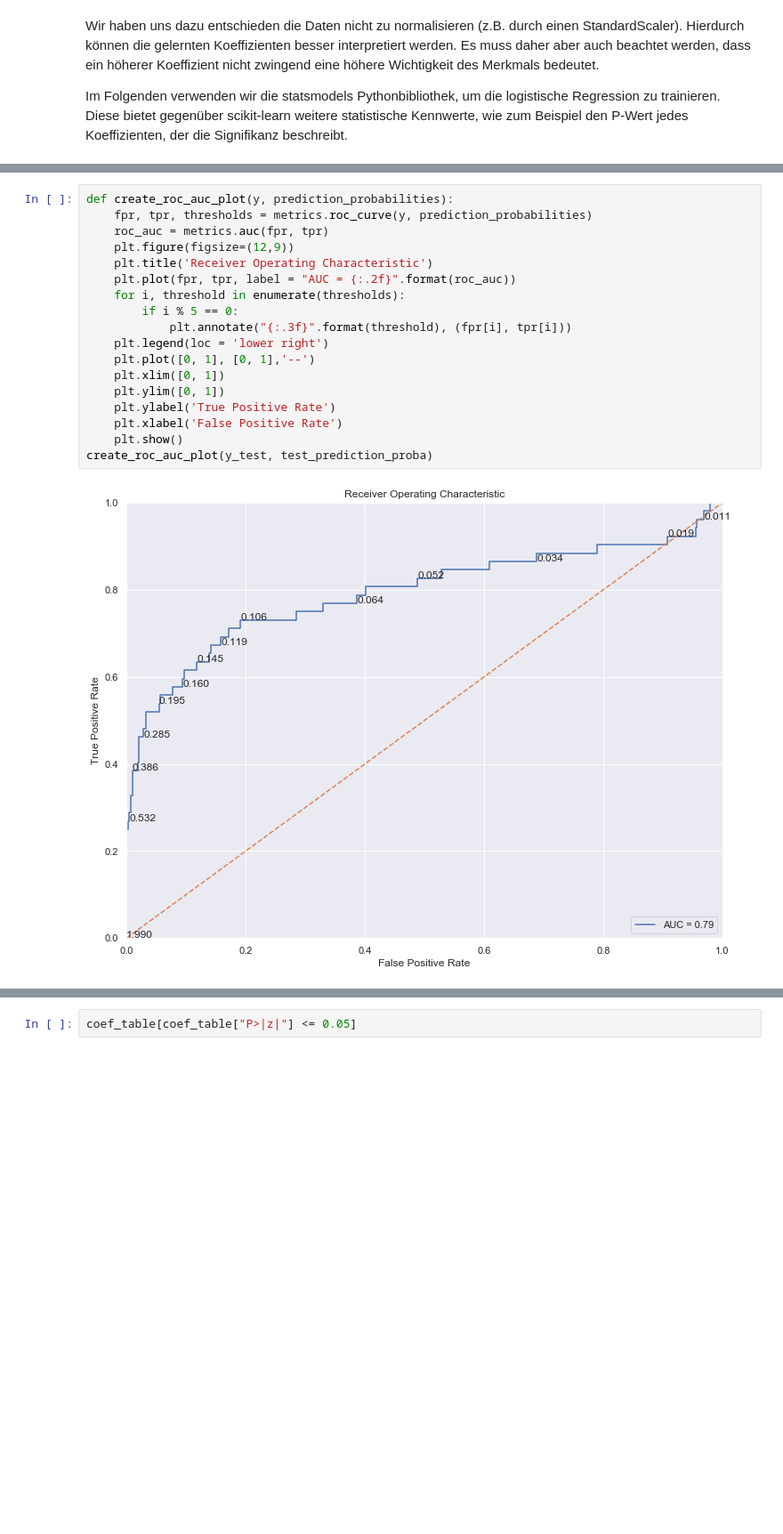
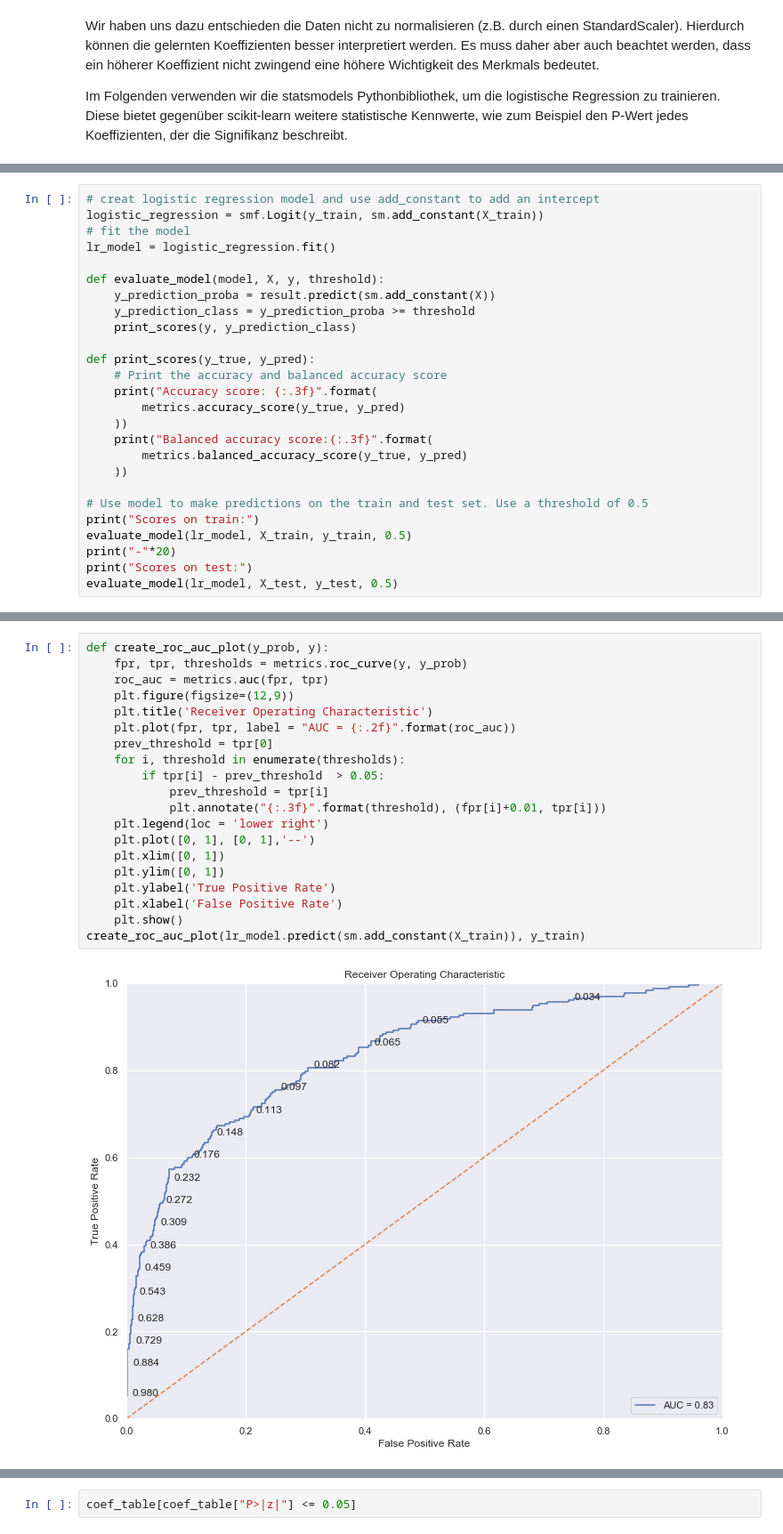
Before and after one commit to tecoKIT/smart-data-analytics, a Jupyter notebook: Uebung1/Exercise5.ipynb, the cells around one changed output, grey strips where cells are left out. Shown at 89% size. Cells and saved outputs as stored; diff of their text form; blank space fills up the shorter version.

```diff
--- a/Uebung1/Exercise5.ipynb
+++ b/Uebung1/Exercise5.ipynb
@@ -202,0 +229,26 @@ Balanced accuracy score:0.642
+# %%
+# creat logistic regression model and use add_constant to add an intercept
+logistic_regression = smf.Logit(y_train, sm.add_constant(X_train))
+# fit the model
+lr_model = logistic_regression.fit()
+
+def evaluate_model(model, X, y, threshold):
+    y_prediction_proba = result.predict(sm.add_constant(X))
+    y_prediction_class = y_prediction_proba >= threshold
+    print_scores(y, y_prediction_class)
+
+def print_scores(y_true, y_pred):
+    # Print the accuracy and balanced accuracy score
+    print("Accuracy score: {:.3f}".format(
+        metrics.accuracy_score(y_true, y_pred)
+    ))
+    print("Balanced accuracy score:{:.3f}".format(
+        metrics.balanced_accuracy_score(y_true, y_pred)
+    ))
+
+# Use model to make predictions on the train and test set. Use a threshold of 0.5
+print("Scores on train:")
+evaluate_model(lr_model, X_train, y_train, 0.5)
+print("-"*20)
+print("Scores on test:")
+evaluate_model(lr_model, X_test, y_test, 0.5)
@@ -203,20 +268,22 @@ Balanced accuracy score:0.642
 # %%
-def create_roc_auc_plot(y, prediction_probabilities):
-    fpr, tpr, thresholds = metrics.roc_curve(y, prediction_probabilities)
+def create_roc_auc_plot(y_prob, y):
+    fpr, tpr, thresholds = metrics.roc_curve(y, y_prob)
     roc_auc = metrics.auc(fpr, tpr)
     plt.figure(figsize=(12,9))
     plt.title('Receiver Operating Characteristic')
     plt.plot(fpr, tpr, label = "AUC = {:.2f}".format(roc_auc))
+    prev_threshold = tpr[0]
     for i, threshold in enumerate(thresholds):
-        if i % 5 == 0:
-            plt.annotate("{:.3f}".format(threshold), (fpr[i], tpr[i]))
+        if tpr[i] - prev_threshold  > 0.05:
+            prev_threshold = tpr[i]
+            plt.annotate("{:.3f}".format(threshold), (fpr[i]+0.01, tpr[i]))
     plt.legend(loc = 'lower right')
     plt.plot([0, 1], [0, 1],'--')
     plt.xlim([0, 1])
     plt.ylim([0, 1])
     plt.ylabel('True Positive Rate')
     plt.xlabel('False Positive Rate')
     plt.show()
-create_roc_auc_plot(y_test, test_prediction_proba)
+create_roc_auc_plot(lr_model.predict(sm.add_constant(X_train)), y_train)
 # %% [output]
-[figure, old version]
+[figure, new version]
```
Also changed, not shown: parts of 37 cells of this notebook.
